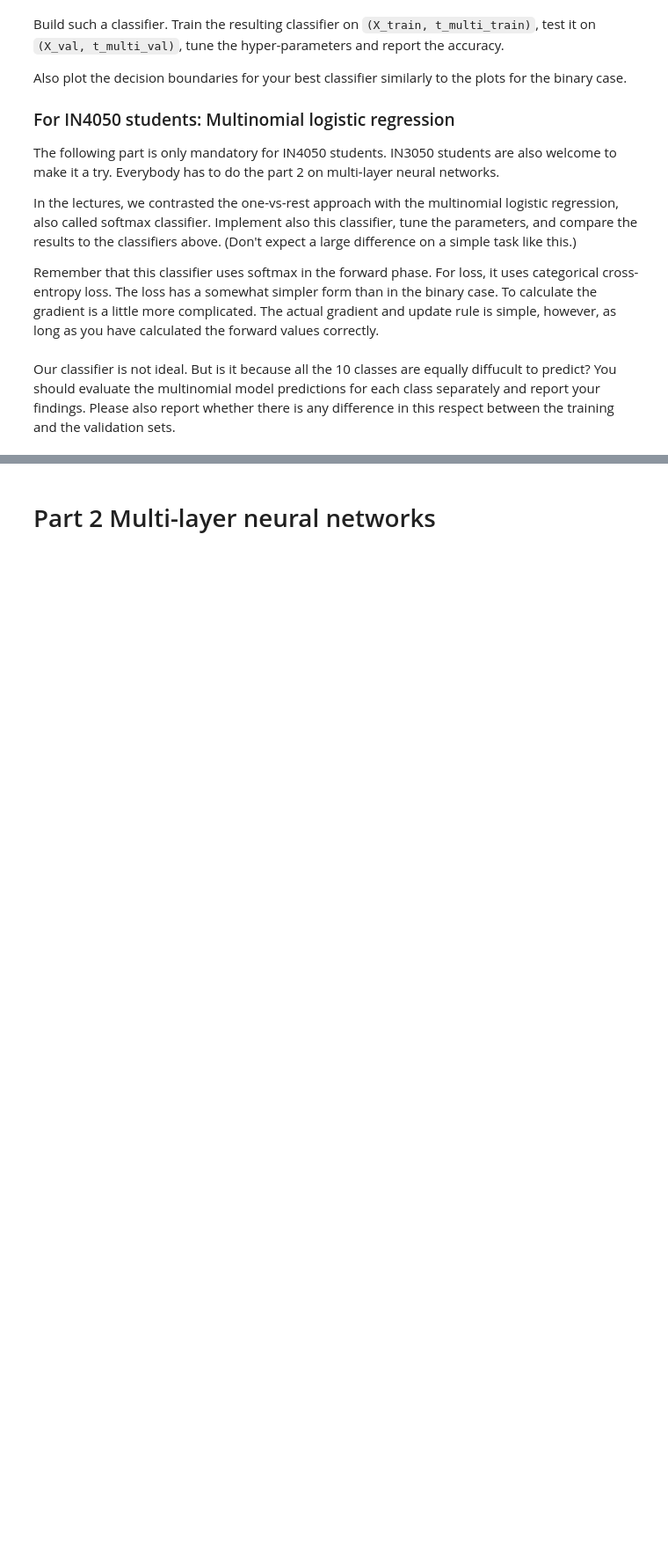
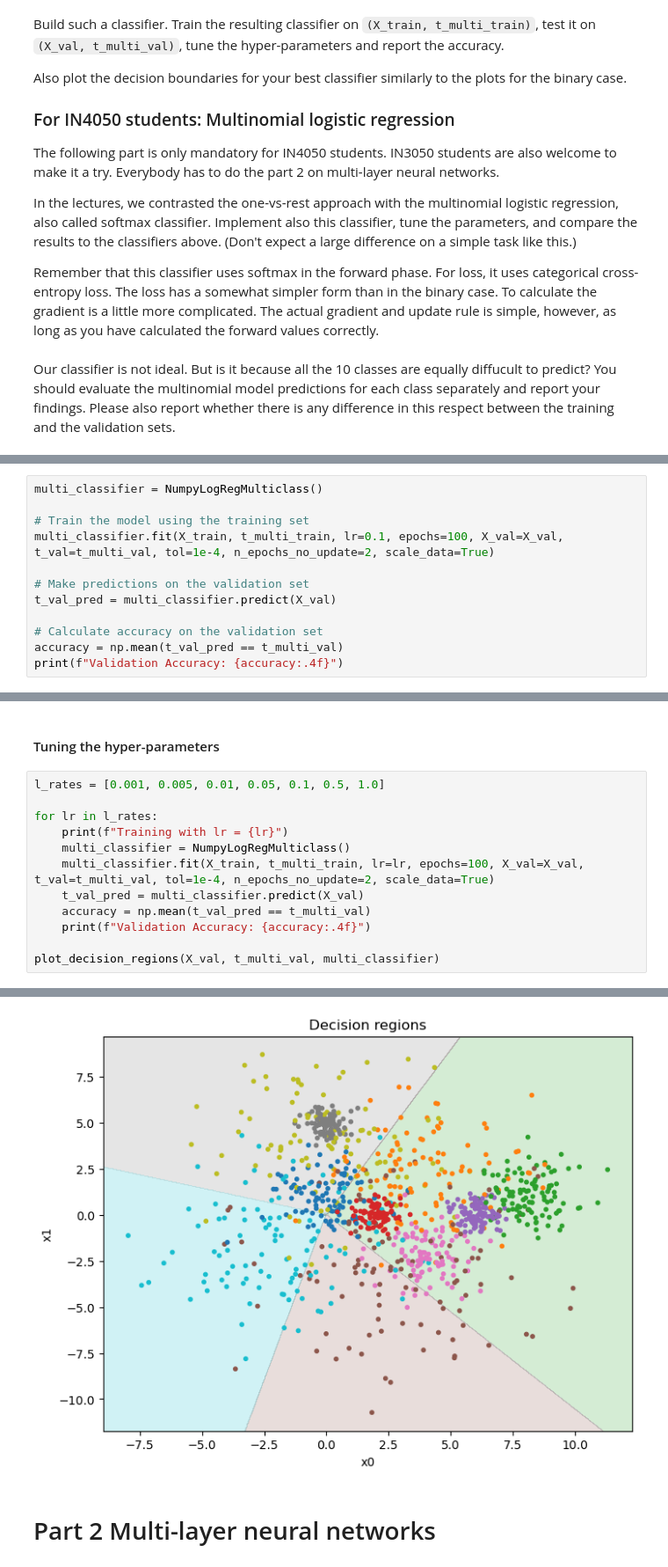
Before and after one commit to sofija-13/intro_AI-ML, a Jupyter notebook: assignment2/in3050_in4050_2025_assignment_2.ipynb, the cells around one changed output, grey strips where cells are left out. Shown at 88% size. Saved outputs shown, nothing was run; the diff lists cells and outputs as text; blank space fills up the shorter version.

```diff
--- a/assignment2/in3050_in4050_2025_assignment_2.ipynb
+++ b/assignment2/in3050_in4050_2025_assignment_2.ipynb
@@ -490,0 +634,12 @@ Please also report whether there is any difference in this respect between the t
+# %%
+multi_classifier = NumpyLogRegMulticlass()
+
+# Train the model using the training set
+multi_classifier.fit(X_train, t_multi_train, lr=0.1, epochs=100, X_val=X_val, t_val=t_multi_val, tol=1e-4, n_epochs_no_update=2, scale_data=True)
+
+# Make predictions on the validation set
+t_val_pred = multi_classifier.predict(X_val)
+
+# Calculate accuracy on the validation set
+accuracy = np.mean(t_val_pred == t_multi_val)
+print(f"Validation Accuracy: {accuracy:.4f}")
@@ -490,0 +664,15 @@ Please also report whether there is any difference in this respect between the t
+# %% [markdown]
+#### Tuning the hyper-parameters
+# %%
+l_rates = [0.001, 0.005, 0.01, 0.05, 0.1, 0.5, 1.0]
+
+for lr in l_rates:
+    print(f"Training with lr = {lr}")
+    multi_classifier = NumpyLogRegMulticlass()
+    multi_classifier.fit(X_train, t_multi_train, lr=lr, epochs=100, X_val=X_val, t_val=t_multi_val, tol=1e-4, n_epochs_no_update=2, scale_data=True)
+    t_val_pred = multi_classifier.predict(X_val)
+    accuracy = np.mean(t_val_pred == t_multi_val)
+    print(f"Validation Accuracy: {accuracy:.4f}")
+
+plot_decision_regions(X_val, t_multi_val, multi_classifier)
+# %% [output]
@@ -491,3 +696,4 @@ Please also report whether there is any difference in this respect between the t
+[figure, added]
 # %% [markdown]
 # Part 2 Multi-layer neural networks
 # %% [markdown]
```
Also changed, not shown: parts of 25 cells of this notebook.
